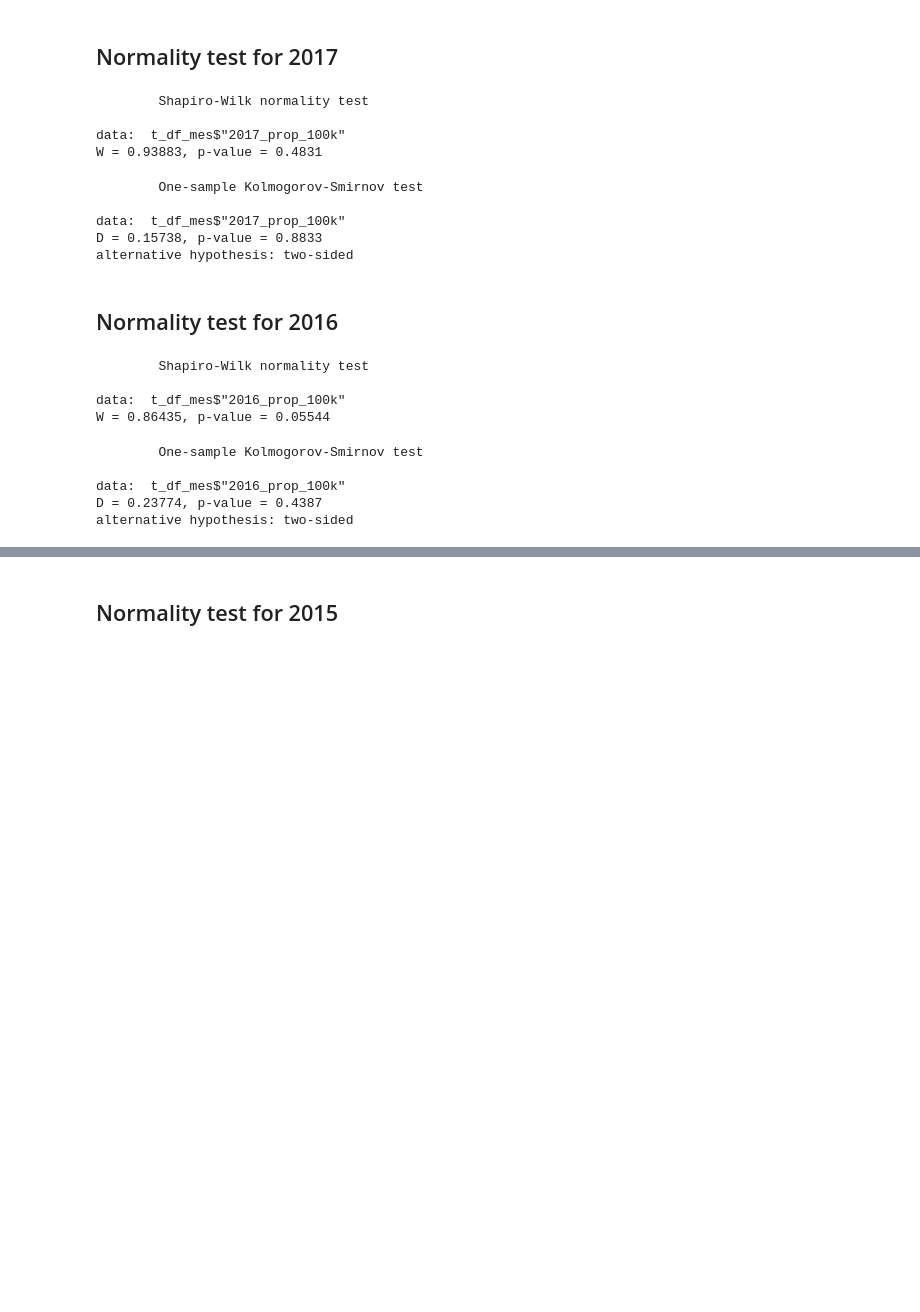
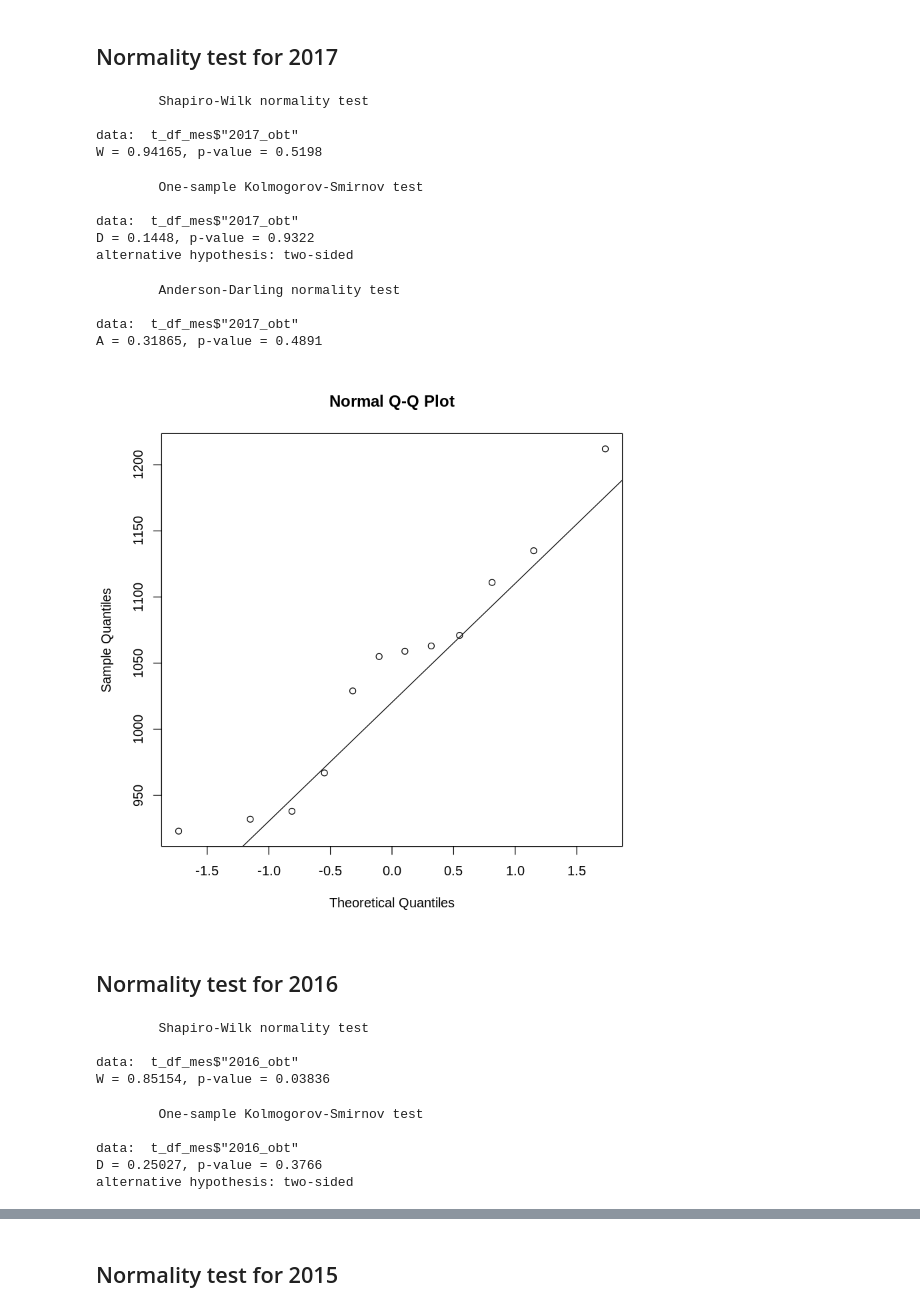
Before and after one commit to geocarvalho/IN1100, a Jupyter notebook: IN1119/stat_project.ipynb, the cells around one changed output, grey strips where cells are left out. Cells and saved outputs as stored; diff of their text form; code cells hidden in the pictures; blank space fills up the shorter version.

```diff
--- a/IN1119/stat_project.ipynb
+++ b/IN1119/stat_project.ipynb
@@ -73,38 +62,51 @@ A data.frame: 12 × 10
 # %% [markdown]
 ## Normality test for 2017
 # %%
-# Normality test with Shapiro-Wilk for 2017 proportion (100k) during the months
-shapiro.test(t_df_mes$'2017_prop_100k')
+# Normality test with Shapiro-Wilk for 2017 suicide sample during the months
+shapiro.test(t_df_mes$'2017_obt')
 # %% [output]
         Shapiro-Wilk normality test
 
-data:  t_df_mes$"2017_prop_100k"
-W = 0.93883, p-value = 0.4831
+data:  t_df_mes$"2017_obt"
+W = 0.94165, p-value = 0.5198
 # %%
-# Normality test with Kolmogorov-Smirnov for 2017 proportion (100k) during the months
-ks.test(t_df_mes$'2017_prop_100k', "pnorm", mean(t_df_mes$'2017_prop_100k'), sd(t_df_mes$'2017_prop_100k'))
+# Normality test with Kolmogorov-Smirnov for 2017 suicide sample during the months
+ks.test(t_df_mes$'2017_obt', "pnorm", mean(t_df_mes$'2017_obt'), sd(t_df_mes$'2017_obt'))
 # %% [output]
         One-sample Kolmogorov-Smirnov test
 
-data:  t_df_mes$"2017_prop_100k"
-D = 0.15738, p-value = 0.8833
+data:  t_df_mes$"2017_obt"
+D = 0.1448, p-value = 0.9322
 alternative hypothesis: two-sided
+# %%
+# Anderson-Darling normality test for 2017 suicide sample during the months
+ad.test(t_df_mes$'2017_obt')
+# %% [output]
+        Anderson-Darling normality test
+
+data:  t_df_mes$"2017_obt"
+A = 0.31865, p-value = 0.4891
+# %%
+qqnorm(t_df_mes$'2017_obt')
+qqline(t_df_mes$'2017_obt')
+# %% [output]
+[figure, added]
 # %% [markdown]
 ## Normality test for 2016
 # %%
 # Normality test with Shapiro-Wilk for 2016 proportion (100k) during the months
-shapiro.test(t_df_mes$'2016_prop_100k')
+shapiro.test(t_df_mes$'2016_obt')
 # %% [output]
         Shapiro-Wilk normality test
 
-data:  t_df_mes$"2016_prop_100k"
-W = 0.86435, p-value = 0.05544
+data:  t_df_mes$"2016_obt"
+W = 0.85154, p-value = 0.03836
 # %%
 # Normality test with Kolmogorov-Smirnov for 2016 proportion (100k) during the months
-ks.test(t_df_mes$'2016_prop_100k', "pnorm", mean(t_df_mes$'2016_prop_100k'), sd(t_df_mes$'2016_prop_100k'))
+ks.test(t_df_mes$'2016_obt', "pnorm", mean(t_df_mes$'2016_obt'), sd(t_df_mes$'2016_obt'))
 # %% [output]
         One-sample Kolmogorov-Smirnov test
 
-data:  t_df_mes$"2016_prop_100k"
-D = 0.23774, p-value = 0.4387
+data:  t_df_mes$"2016_obt"
+D = 0.25027, p-value = 0.3766
 alternative hypothesis: two-sided
```
Also changed, not shown: parts of 11 cells of this notebook.
